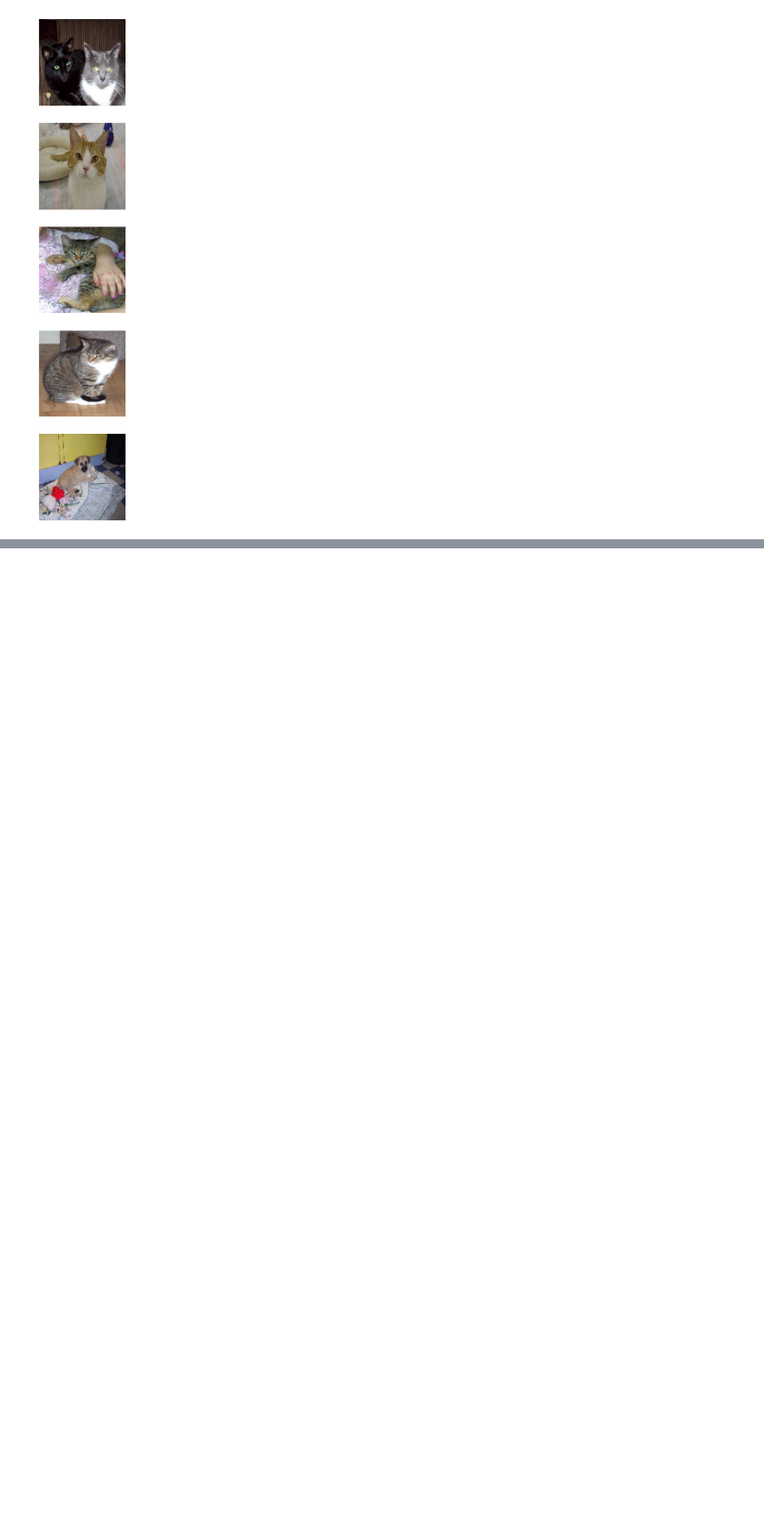
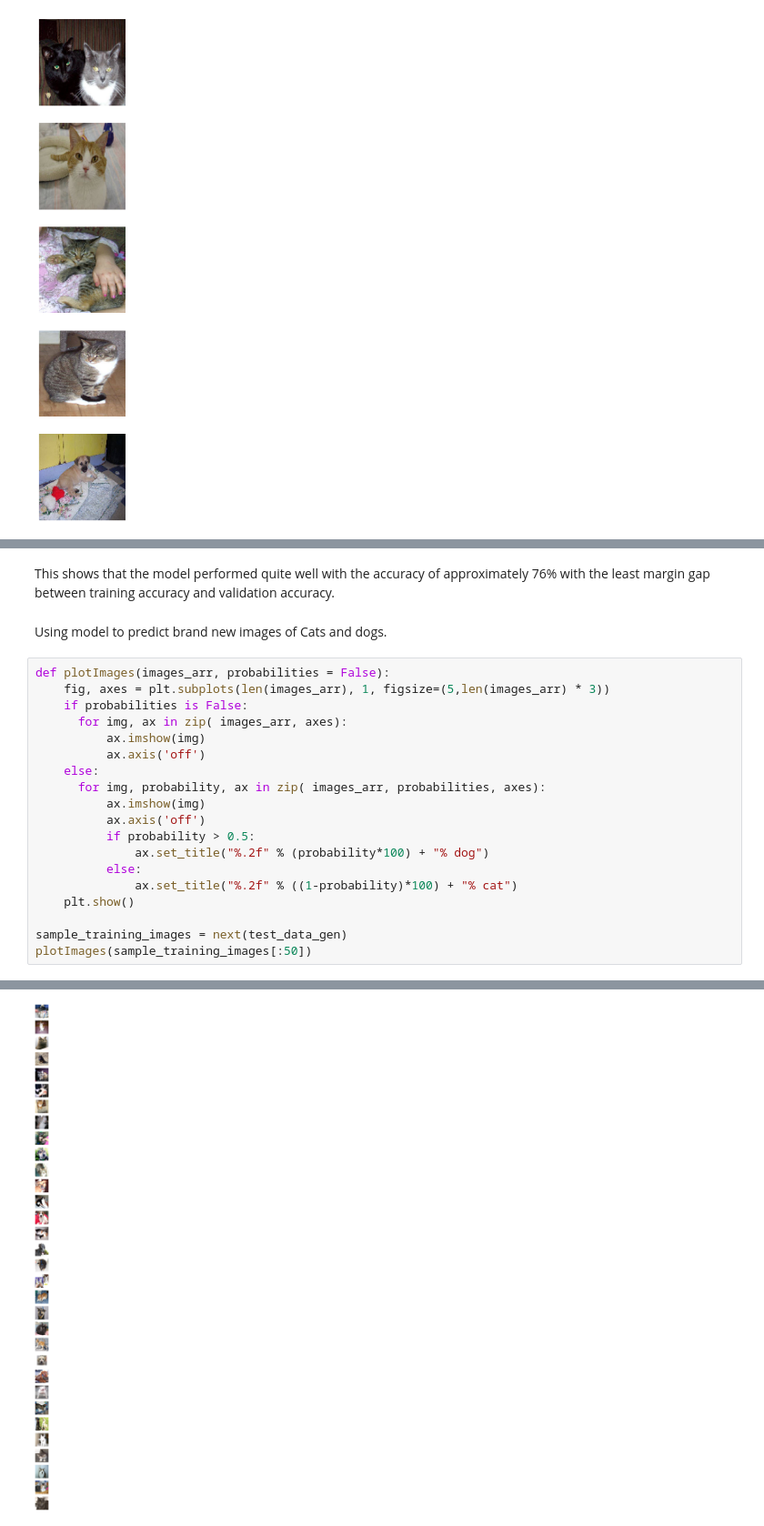
Before and after one commit to Ana1601-code/Cat-and-Dog-Image-Classifier, a Jupyter notebook: Dog_or_Cat.ipynb, the cells around one changed output, grey strips where cells are left out. Shown at 91% size. Drawn from its saved outputs; the diff is of its cells as text; blank space fills up the shorter version.

```diff
--- a/Dog_or_Cat.ipynb
+++ b/Dog_or_Cat.ipynb
@@ -94,0 +217,24 @@ plotImages(sample_training_images[:5])
+# %% [markdown]
+This shows that the model performed quite well with the accuracy of approximately 76% with the least margin gap between training accuracy and validation accuracy.
+# %% [markdown]
+Using model to predict brand new images of Cats and dogs.
+# %%
+def plotImages(images_arr, probabilities = False):
+    fig, axes = plt.subplots(len(images_arr), 1, figsize=(5,len(images_arr) * 3))
+    if probabilities is False:
+      for img, ax in zip( images_arr, axes):
+          ax.imshow(img)
+          ax.axis('off')
+    else:
+      for img, probability, ax in zip( images_arr, probabilities, axes):
+          ax.imshow(img)
+          ax.axis('off')
+          if probability > 0.5:
+              ax.set_title("%.2f" % (probability*100) + "% dog")
+          else:
+              ax.set_title("%.2f" % ((1-probability)*100) + "% cat")
+    plt.show()
+
+sample_training_images = next(test_data_gen)
+plotImages(sample_training_images[:50])
+# %% [output]
@@ -94,0 +258 @@ plotImages(sample_training_images[:5])
+[figure, added]
```
Also changed, not shown: parts of 14 cells of this notebook.
